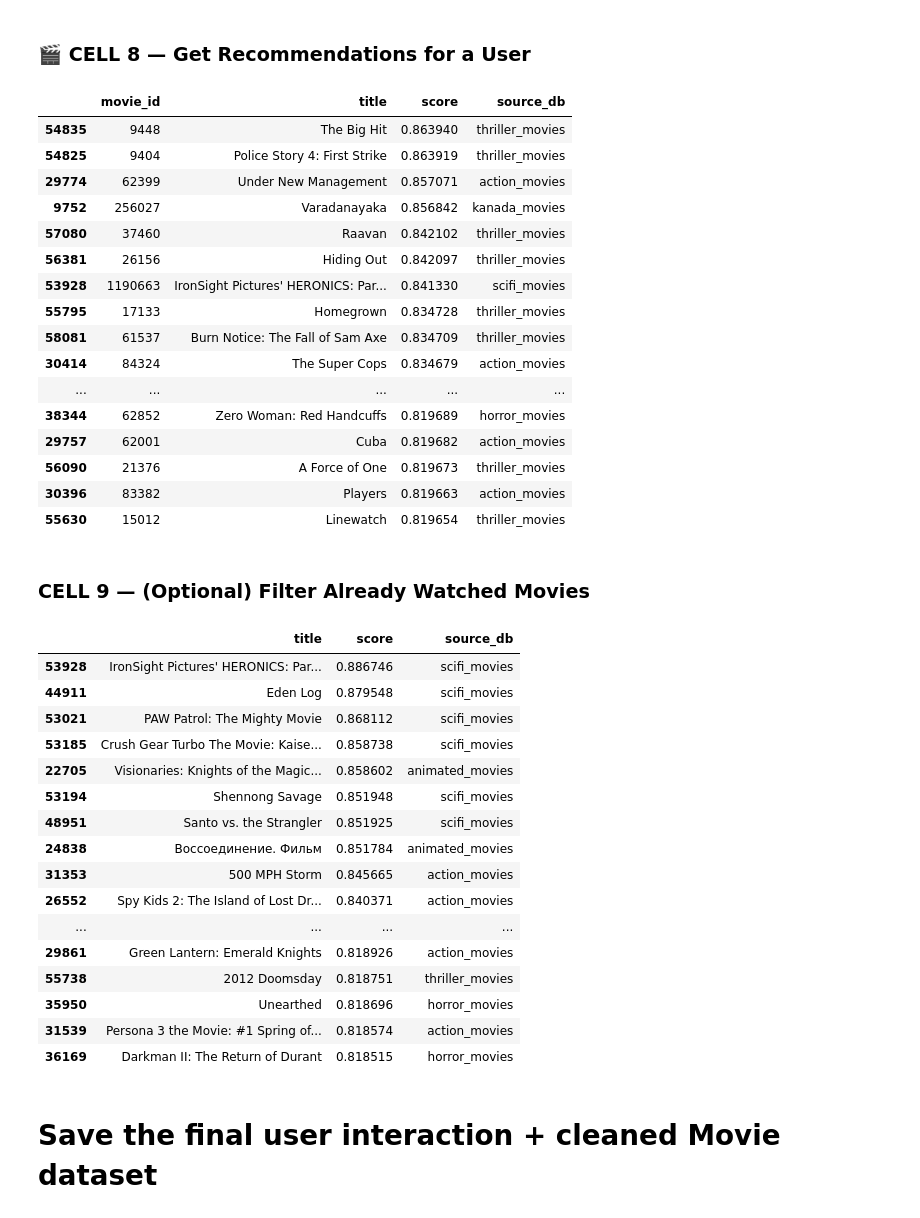
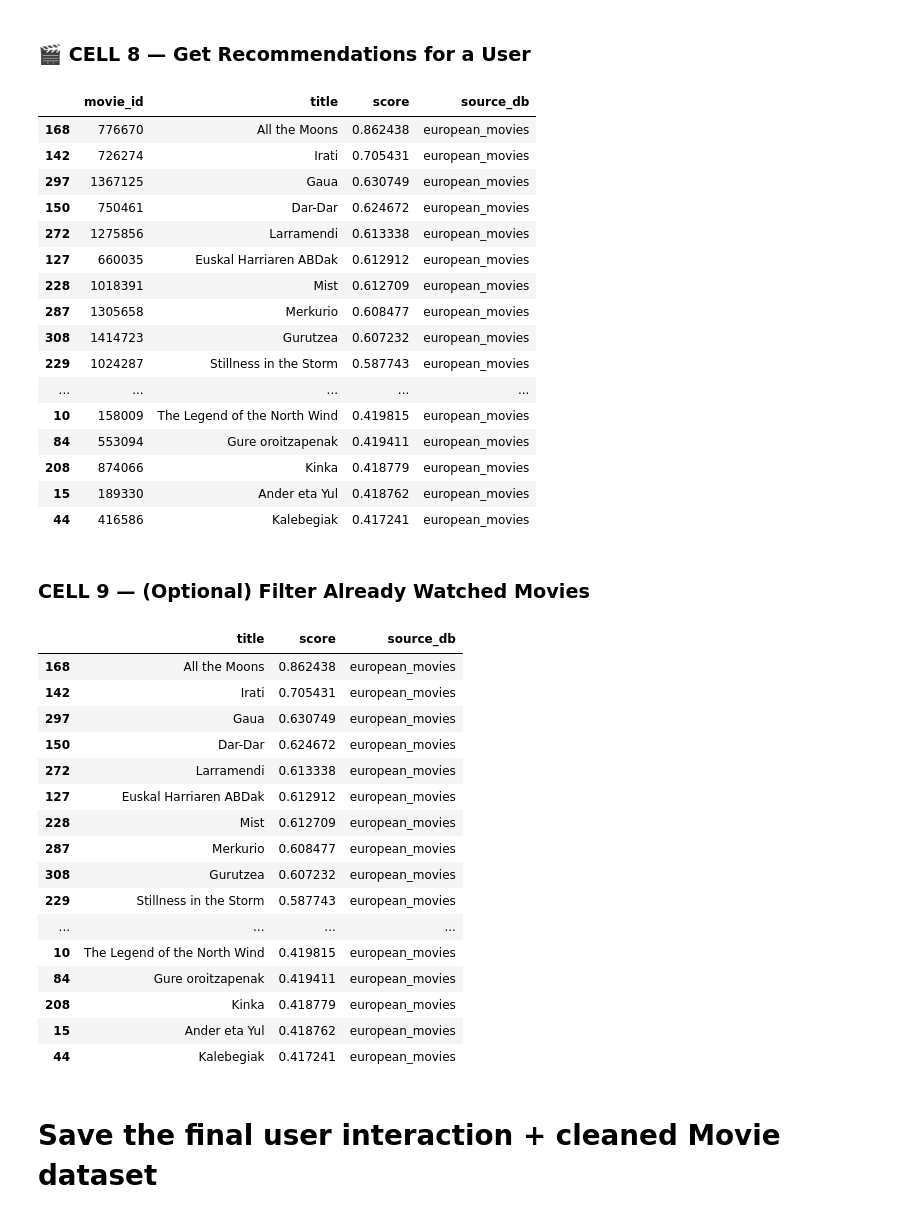
Before and after one commit to an-shubhamrajput/viewflix-backend, a Jupyter notebook: app/reco_artifacts/viewflix_movie_dataset.ipynb, the cells around one changed output. Cells and saved outputs as stored; diff of their text form; code cells hidden in the pictures.

```diff
--- a/app/reco_artifacts/viewflix_movie_dataset.ipynb
+++ b/app/reco_artifacts/viewflix_movie_dataset.ipynb
@@ -45,7 +44,7 @@ movie
 # %% [markdown]
 # clean and remove the duplicate movie data present
 # %%
-df = df.drop_duplicates(subset='movie_id', keep='first')
+df = movies_df.drop_duplicates(subset='movie_id', keep='first')
 # %%
 df = df.drop_duplicates(subset='movie_id', keep='last')
 # %%
@@ -67,5 +66,5 @@ df.shape
 # %%
-movie = df[df['movie_id'] == 447365]
+movie = df[df['movie_id'] == 39196]
 # %%
 movie
 # %% [output]
@@ -92,7 +91,7 @@ df
 ### join user watchhlist and movie data
 # %%
 joined_df = watchlist_df.merge(
-    movies_df,
+    df,
     how="left",
     on="movie_id",
     suffixes=("_watch", "_movie")
@@ -339,35 +346,35 @@ def recommend_for_user(
 ### 🎬 CELL 8 — Get Recommendations for a User
 # %%
 # Pick a user
-user_profile = profiles_df.iloc[5]
+user_profile = profiles_df.iloc[1]
 
 recommendations = recommend_for_user(
     user_profile=user_profile,
     movies_df=movies_df,
     genre_cols=genre_cols,
     watchlist_df=watchlist_df,
     top_k=40,
 )
 
 recommendations
 # %% [output]
 |  | movie_id | title | score | source_db |
-| 54835 | 9448 | The Big Hit | 0.863940 | thriller_movies |
-| 54825 | 9404 | Police Story 4: First Strike | 0.863919 | thriller_movies |
-| 29774 | 62399 | Under New Management | 0.857071 | action_movies |
-| 9752 | 256027 | Varadanayaka | 0.856842 | kanada_movies |
-| 57080 | 37460 | Raavan | 0.842102 | thriller_movies |
-| 56381 | 26156 | Hiding Out | 0.842097 | thriller_movies |
-| 53928 | 1190663 | IronSight Pictures' HERONICS: Par... | 0.841330 | scifi_movies |
-| 55795 | 17133 | Homegrown | 0.834728 | thriller_movies |
-| 58081 | 61537 | Burn Notice: The Fall of Sam Axe | 0.834709 | thriller_movies |
-| 30414 | 84324 | The Super Cops | 0.834679 | action_movies |
+| 168 | 776670 | All the Moons | 0.862438 | european_movies |
+| 142 | 726274 | Irati | 0.705431 | european_movies |
+| 297 | 1367125 | Gaua | 0.630749 | european_movies |
+| 150 | 750461 | Dar-Dar | 0.624672 | european_movies |
+| 272 | 1275856 | Larramendi | 0.613338 | european_movies |
+| 127 | 660035 | Euskal Harriaren ABDak | 0.612912 | european_movies |
+| 228 | 1018391 | Mist | 0.612709 | european_movies |
+| 287 | 1305658 | Merkurio | 0.608477 | european_movies |
+| 308 | 1414723 | Gurutzea | 0.607232 | european_movies |
+| 229 | 1024287 | Stillness in the Storm | 0.587743 | european_movies |
 | ... | ... | ... | ... | ... |
-| 38344 | 62852 | Zero Woman: Red Handcuffs | 0.819689 | horror_movies |
-| 29757 | 62001 | Cuba | 0.819682 | action_movies |
-| 56090 | 21376 | A Force of One | 0.819673 | thriller_movies |
-| 30396 | 83382 | Players | 0.819663 | action_movies |
-| 55630 | 15012 | Linewatch | 0.819654 | thriller_movies |
+| 10 | 158009 | The Legend of the North Wind | 0.419815 | european_movies |
+| 84 | 553094 | Gure oroitzapenak | 0.419411 | european_movies |
+| 208 | 874066 | Kinka | 0.418779 | european_movies |
+| 15 | 189330 | Ander eta Yul | 0.418762 | european_movies |
+| 44 | 416586 | Kalebegiak | 0.417241 | european_movies |
 # %% [markdown]
 ### CELL 9 — (Optional) Filter Already Watched Movies
 # %%
@@ -384,22 +391,22 @@ filtered_recs = recommendations[
 filtered_recs[["title", "score", "source_db"]]
 # %% [output]
 |  | title | score | source_db |
-| 53928 | IronSight Pictures' HERONICS: Par... | 0.886746 | scifi_movies |
-| 44911 | Eden Log | 0.879548 | scifi_movies |
-| 53021 | PAW Patrol: The Mighty Movie | 0.868112 | scifi_movies |
-| 53185 | Crush Gear Turbo The Movie: Kaise... | 0.858738 | scifi_movies |
-| 22705 | Visionaries: Knights of the Magic... | 0.858602 | animated_movies |
-| 53194 | Shennong Savage | 0.851948 | scifi_movies |
-| 48951 | Santo vs. the Strangler | 0.851925 | scifi_movies |
-| 24838 | Воссоединение. Фильм | 0.851784 | animated_movies |
-| 31353 | 500 MPH Storm | 0.845665 | action_movies |
-| 26552 | Spy Kids 2: The Island of Lost Dr... | 0.840371 | action_movies |
+| 168 | All the Moons | 0.862438 | european_movies |
+| 142 | Irati | 0.705431 | european_movies |
+| 297 | Gaua | 0.630749 | european_movies |
+| 150 | Dar-Dar | 0.624672 | european_movies |
+| 272 | Larramendi | 0.613338 | european_movies |
+| 127 | Euskal Harriaren ABDak | 0.612912 | european_movies |
+| 228 | Mist | 0.612709 | european_movies |
+| 287 | Merkurio | 0.608477 | european_movies |
+| 308 | Gurutzea | 0.607232 | european_movies |
+| 229 | Stillness in the Storm | 0.587743 | european_movies |
 | ... | ... | ... | ... |
-| 29861 | Green Lantern: Emerald Knights | 0.818926 | action_movies |
-| 55738 | 2012 Doomsday | 0.818751 | thriller_movies |
-| 35950 | Unearthed | 0.818696 | horror_movies |
-| 31539 | Persona 3 the Movie: #1 Spring of... | 0.818574 | action_movies |
-| 36169 | Darkman II: The Return of Durant | 0.818515 | horror_movies |
+| 10 | The Legend of the North Wind | 0.419815 | european_movies |
+| 84 | Gure oroitzapenak | 0.419411 | european_movies |
+| 208 | Kinka | 0.418779 | european_movies |
+| 15 | Ander eta Yul | 0.418762 | european_movies |
+| 44 | Kalebegiak | 0.417241 | european_movies |
 # %% [markdown]
 # Save the final user interaction + cleaned Movie dataset
 # %%
```
Also changed, not shown: parts of 13 cells of this notebook, 4 other files.
